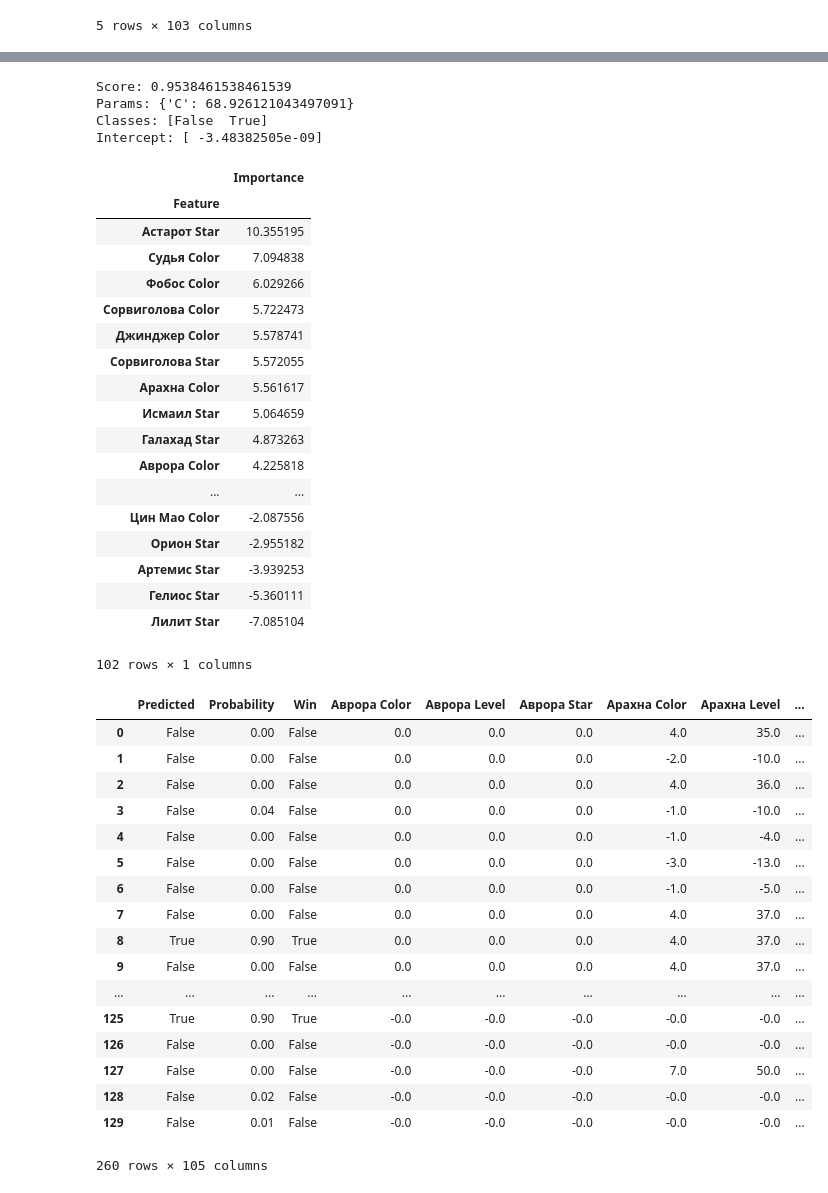
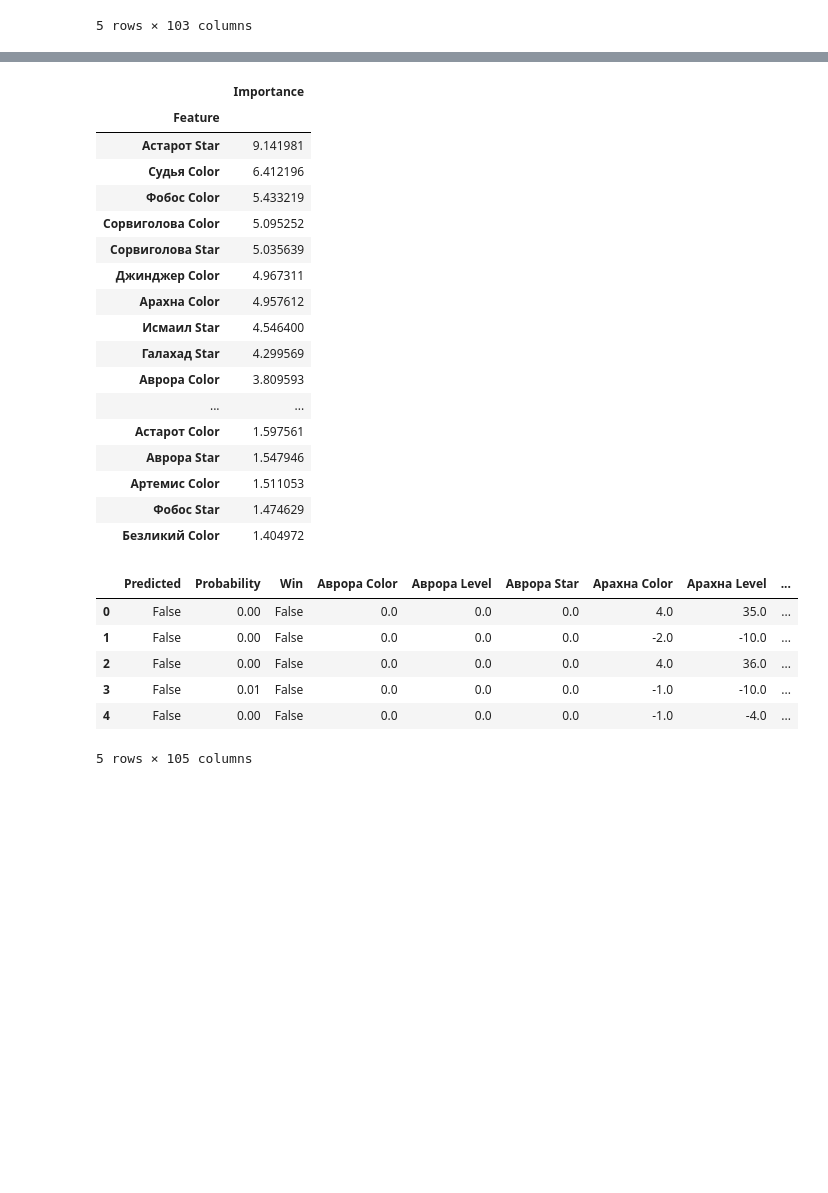
Before and after one commit to eigenein/bestmobabot, a Jupyter notebook: research/bestmoba.ipynb, the cells around one changed output, grey strips where cells are left out. Saved outputs shown, nothing was run; the diff lists cells and outputs as text; code cells hidden in the pictures; blank space fills up the shorter version.

```diff
--- a/research/bestmoba.ipynb
+++ b/research/bestmoba.ipynb
@@ -105,11 +105,21 @@ battles.describe()
 # %%
 x = battles.drop(['Win'], axis=1)
 y = battles['Win']
+# %%
+# Logistic regression model. Works well.
+
+classifier = LogisticRegression(max_iter=1000, fit_intercept=False)
+param_grid = {
+    'C': numpy.logspace(-6, 2, num=100),
+}
 # %%
+numpy.random.seed(42)
 grid_search = GridSearchCV(
-    LogisticRegression(max_iter=1000), {
-        'C': numpy.logspace(-6, 2, num=100),
-    },
+    classifier, param_grid,
     cv=KFold(n_splits=10, shuffle=True, random_state=42),
     scoring='accuracy',
 ).fit(x, y)
+
+print(f'Score: {grid_search.best_score_}')
+print(f'Params: {grid_search.best_params_}')
+print(f'Classes: {grid_search.best_estimator_.classes_}')
@@ -116,62 +130,40 @@ grid_search = GridSearchCV(
-# %%
-print(f'Score: {grid_search.best_score_}')
-print(f'Params: {grid_search.best_params_}')
-print(f'Classes: {grid_search.best_estimator_.classes_}')
-print(f'Intercept: {grid_search.best_estimator_.intercept_}')
-# %% [output]
-Score: 0.9538461538461539
-Params: {'C': 68.926121043497091}
-Classes: [False  True]
-Intercept: [ -3.48382505e-09]
 # %%
 pandas.DataFrame({'Feature': x.columns, 'Importance': grid_search.best_estimator_.coef_[0]}) \
     .set_index('Feature') \
-    .sort_values('Importance', ascending=False)
-battles.sort_values()
+    .sort_values('Importance', ascending=False) \
+    .head(n=20)
 # %% [output]
 |  | Importance |
 | Feature |  |
-| Астарот Star | 10.355195 |
-| Судья Color | 7.094838 |
-| Фобос Color | 6.029266 |
-| Сорвиголова Color | 5.722473 |
-| Джинджер Color | 5.578741 |
-| Сорвиголова Star | 5.572055 |
-| Арахна Color | 5.561617 |
-| Исмаил Star | 5.064659 |
-| Галахад Star | 4.873263 |
-| Аврора Color | 4.225818 |
+| Астарот Star | 9.141981 |
+| Судья Color | 6.412196 |
+| Фобос Color | 5.433219 |
+| Сорвиголова Color | 5.095252 |
+| Сорвиголова Star | 5.035639 |
+| Джинджер Color | 4.967311 |
+| Арахна Color | 4.957612 |
+| Исмаил Star | 4.546400 |
+| Галахад Star | 4.299569 |
+| Аврора Color | 3.809593 |
 | ... | ... |
-| Цин Мао Color | -2.087556 |
-| Орион Star | -2.955182 |
-| Артемис Star | -3.939253 |
-| Гелиос Star | -5.360111 |
-| Лилит Star | -7.085104 |
+| Астарот Color | 1.597561 |
+| Аврора Star | 1.547946 |
+| Артемис Color | 1.511053 |
+| Фобос Star | 1.474629 |
+| Безликий Color | 1.404972 |
-102 rows × 1 columns
 # %%
 result = pandas.concat((
     pandas.Series(grid_search.best_estimator_.predict(x), index=battles.index, name='Predicted'),
     pandas.Series(grid_search.best_estimator_.predict_proba(x)[:, 1], index=battles.index, name='Probability'),
     battles,
 ), axis=1)
 result['Probability'] = result['Probability'].apply('{:.2f}'.format)
-result
+result.head()
 # %% [output]
 |  | Predicted | Probability | Win | Аврора Color | Аврора Level | Аврора Star | Арахна Color | Арахна Level | ... |
 | 0 | False | 0.00 | False | 0.0 | 0.0 | 0.0 | 4.0 | 35.0 | ... |
 | 1 | False | 0.00 | False | 0.0 | 0.0 | 0.0 | -2.0 | -10.0 | ... |
 | 2 | False | 0.00 | False | 0.0 | 0.0 | 0.0 | 4.0 | 36.0 | ... |
-| 3 | False | 0.04 | False | 0.0 | 0.0 | 0.0 | -1.0 | -10.0 | ... |
+| 3 | False | 0.01 | False | 0.0 | 0.0 | 0.0 | -1.0 | -10.0 | ... |
 | 4 | False | 0.00 | False | 0.0 | 0.0 | 0.0 | -1.0 | -4.0 | ... |
-| 5 | False | 0.00 | False | 0.0 | 0.0 | 0.0 | -3.0 | -13.0 | ... |
-| 6 | False | 0.00 | False | 0.0 | 0.0 | 0.0 | -1.0 | -5.0 | ... |
-| 7 | False | 0.00 | False | 0.0 | 0.0 | 0.0 | 4.0 | 37.0 | ... |
-| 8 | True | 0.90 | True | 0.0 | 0.0 | 0.0 | 4.0 | 37.0 | ... |
-| 9 | False | 0.00 | False | 0.0 | 0.0 | 0.0 | 4.0 | 37.0 | ... |
-| ... | ... | ... | ... | ... | ... | ... | ... | ... | ... |
-| 125 | True | 0.90 | True | -0.0 | -0.0 | -0.0 | -0.0 | -0.0 | ... |
-| 126 | False | 0.00 | False | -0.0 | -0.0 | -0.0 | -0.0 | -0.0 | ... |
-| 127 | False | 0.00 | False | -0.0 | -0.0 | -0.0 | 7.0 | 50.0 | ... |
-| 128 | False | 0.02 | False | -0.0 | -0.0 | -0.0 | -0.0 | -0.0 | ... |
-| 129 | False | 0.01 | False | -0.0 | -0.0 | -0.0 | -0.0 | -0.0 | ... |
-260 rows × 105 columns
+5 rows × 105 columns
```
Also changed, not shown: parts of 6 cells of this notebook, 1 other file.
